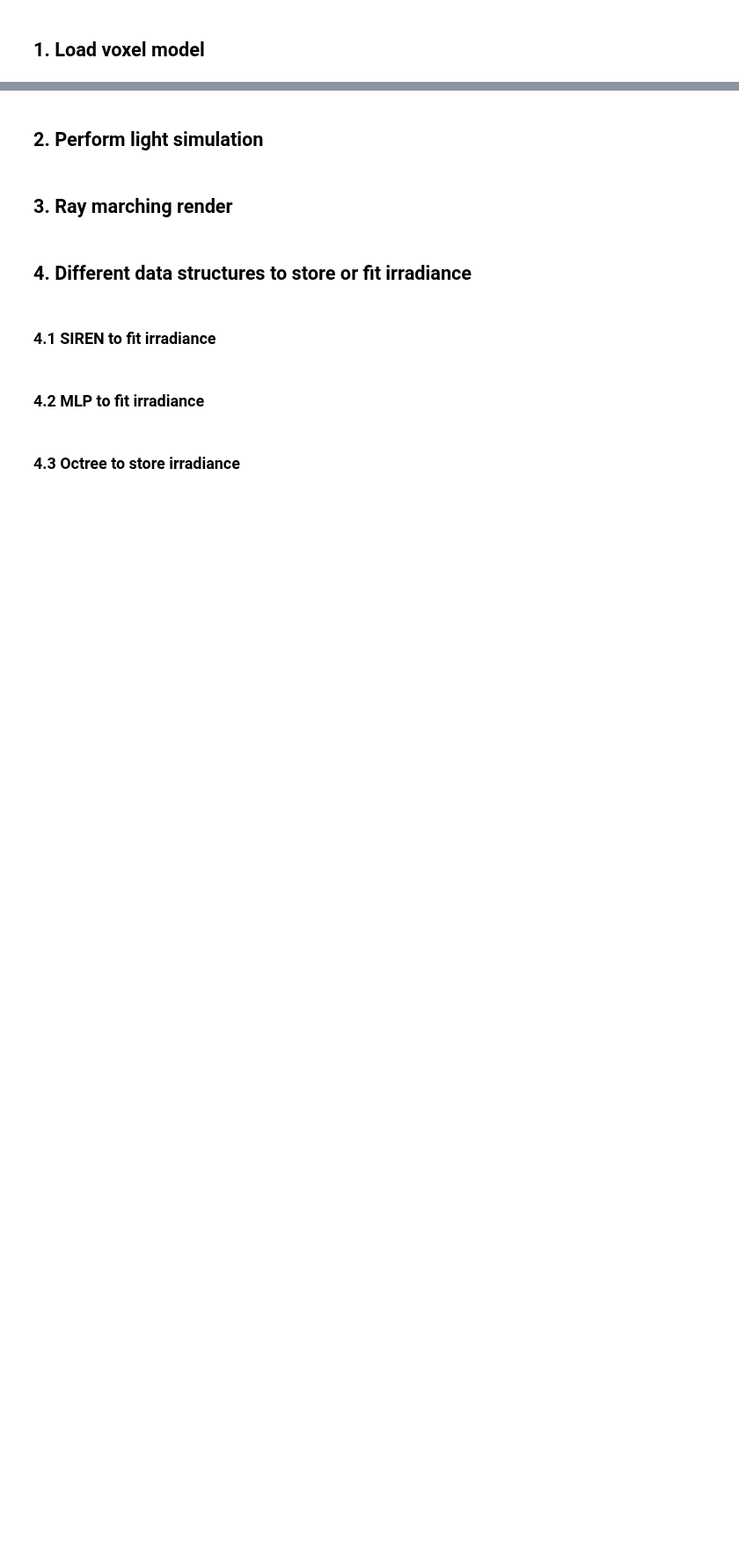
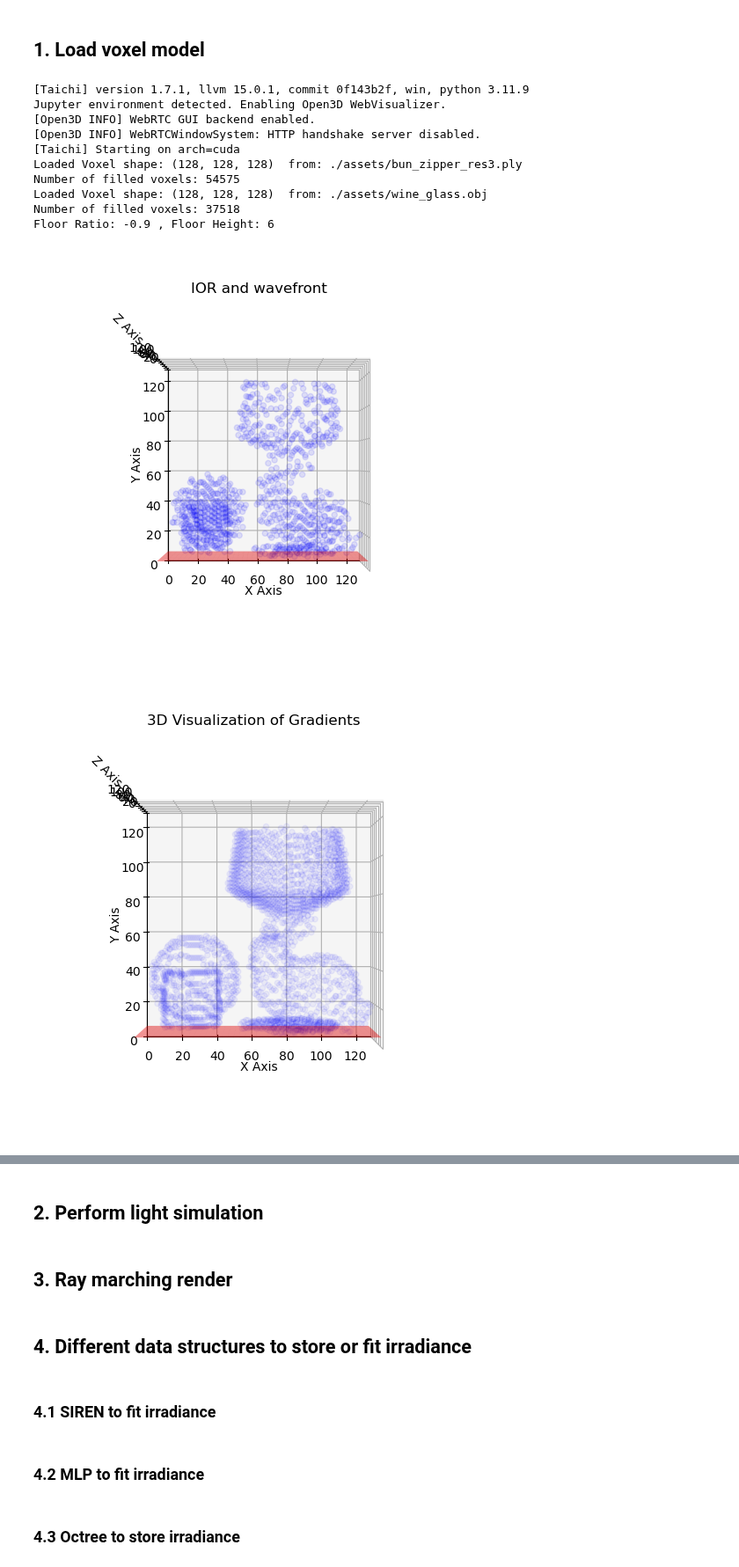
Before and after one commit to swirling-wind/Eikonal-Voxel-Rendering, a Jupyter notebook: main.ipynb, the cells around one changed output, grey strips where cells are left out. Shown at 88% size. Cells and saved outputs as stored; diff of their text form; code cells hidden in the pictures; blank space fills up the shorter version.

Commit message:
Add post-process to scene setup

```diff
--- a/main.ipynb
+++ b/main.ipynb
@@ -3,27 +3,44 @@
 # %%
 from setup.voxel_setup import setup_voxel_scene, NUM_XYZ
 from common.plot import Plotter
 from simulation.simulator import get_irrad_loc_dir, compute_ior_gradient
 from simulation.simulate_utils import remove_under_floor
 
 import taichi as ti
 from scipy import ndimage
 
 %load_ext autoreload
 %autoreload 2
 # May comment it because the compatibility of this extension is not good
 %matplotlib widget
-
+import numpy as np
 # debug=True to check boundary access
 ti.init(arch=ti.gpu)
+
 scene, floor_height = setup_voxel_scene()
 
 sampler_multiplier = 6
-to_load_save = True
+to_load_save = False
 plotter = Plotter(sampler_multiplier, floor_height)
 
-scene.ior = ndimage.gaussian_filter(scene.ior, sigma=1.0, radius=1)
+GAUSSIAN_SIGMA = 2.0
+GAUSSIAN_RADIUS = 2
+
+scene.ior = ndimage.gaussian_filter(scene.ior, sigma=GAUSSIAN_SIGMA, radius=GAUSSIAN_RADIUS)
+scene.attenuation = ndimage.gaussian_filter(scene.attenuation, sigma=GAUSSIAN_SIGMA, radius=GAUSSIAN_RADIUS)
+scene.scatter_strength = ndimage.gaussian_filter(scene.scatter_strength, sigma=GAUSSIAN_SIGMA, radius=GAUSSIAN_RADIUS)
+
 scene.gradient = compute_ior_gradient(scene.ior)
-
-plotter.plot_wavefront(scene.ior, pos=None, dir=None)
-plotter.plot_gradient(scene.gradient, threshold=0.1)
+# %% [output]
+[Taichi] version 1.7.1, llvm 15.0.1, commit 0f143b2f, win, python 3.11.9
+Jupyter environment detected. Enabling Open3D WebVisualizer.
+[Open3D INFO] WebRTC GUI backend enabled.
+[Open3D INFO] WebRTCWindowSystem: HTTP handshake server disabled.
+[Taichi] Starting on arch=cuda
+Loaded Voxel shape: (128, 128, 128)  from: ./assets/bun_zipper_res3.ply
+Number of filled voxels: 54575
+Loaded Voxel shape: (128, 128, 128)  from: ./assets/wine_glass.obj
+Number of filled voxels: 37518
+Floor Ratio: -0.9 , Floor Height: 6
+[figure, added]
+[figure, added]
```
Also changed, not shown: parts of 1 cell of this notebook, 3 other files.
